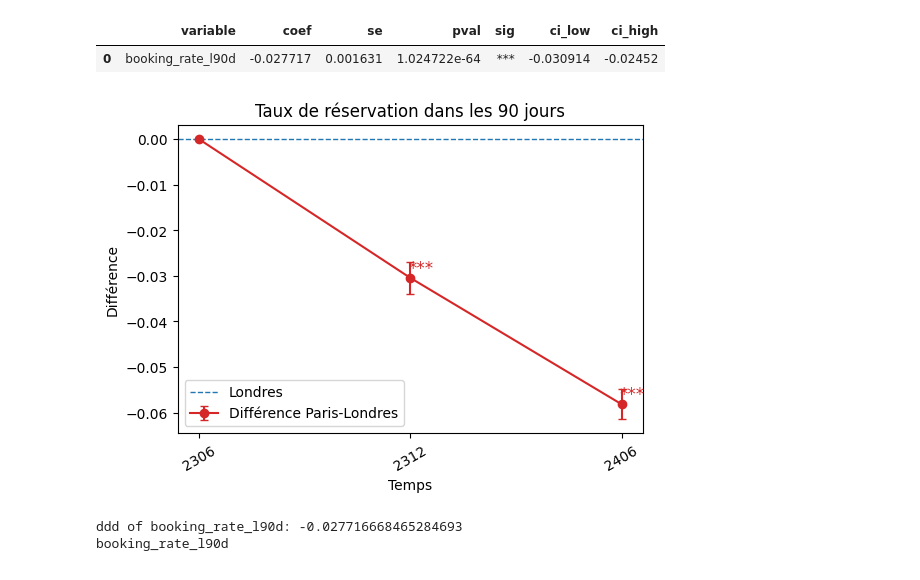
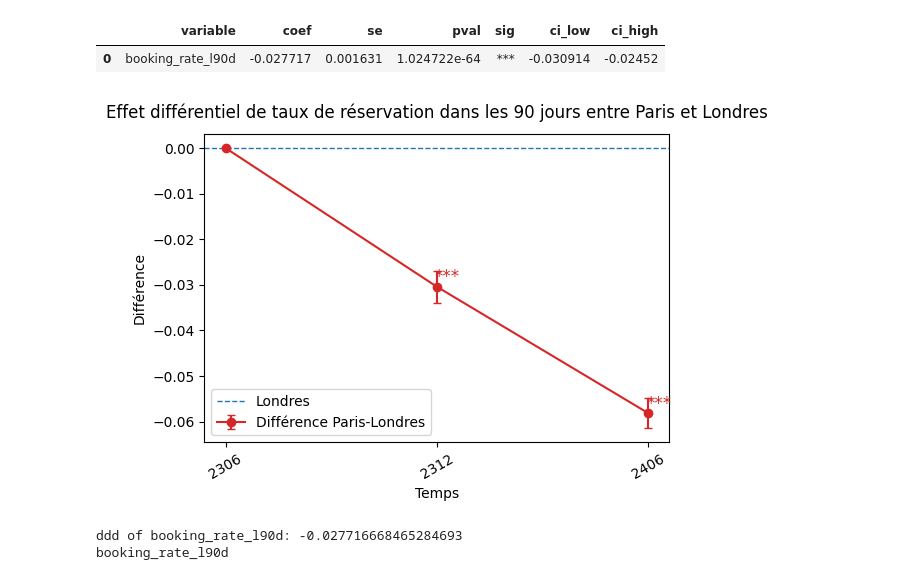
Before and after one commit to yeliu-dh/SelfPresentation_Multimodal_airbnb, a Jupyter notebook: D_stat/test_mod2324-2.ipynb, the cells around one changed output. Cells and saved outputs as stored; diff of their text form; code cells hidden in the pictures.

```diff
--- a/D_stat/test_mod2324-2.ipynb
+++ b/D_stat/test_mod2324-2.ipynb
@@ -754,10 +991,10 @@ booking_rate_l90d
 # %%
 importlib.reload(modeling_did)
 from utils.modeling_did import plot_one_did
 
-plot_one_did(data_booking, axes=None, i=0, var='booking_rate_l90d', title='Taux de réservation dans les 90 jours')
+plot_one_did(data_booking, axes=None, i=0, var='booking_rate_l90d', title='Effet différentiel de taux de réservation dans les 90 jours entre Paris et Londres')
 # %% [output]
-[figure, old version]
+[figure, new version]
 # %%
 # df['time']=df['time'].astype(str)
 importlib.reload(modeling_did)
```
Also changed, not shown: parts of 44 cells of this notebook, 7 other files.
